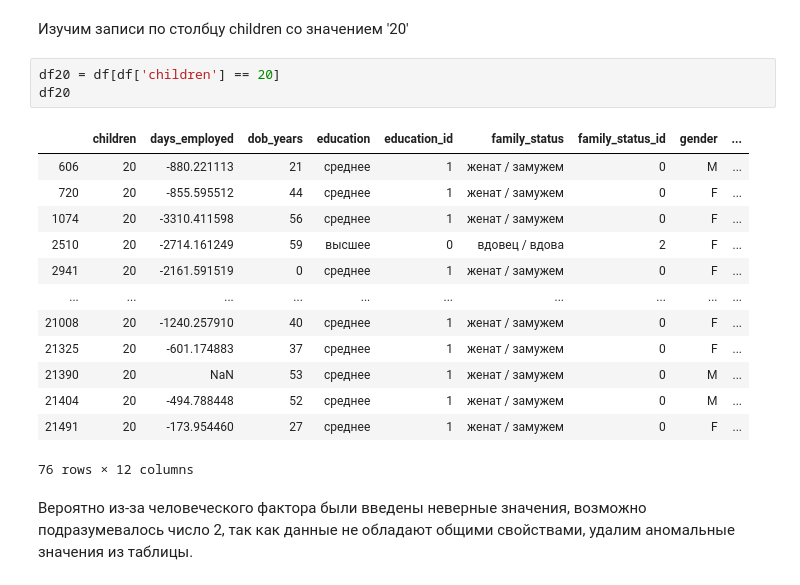
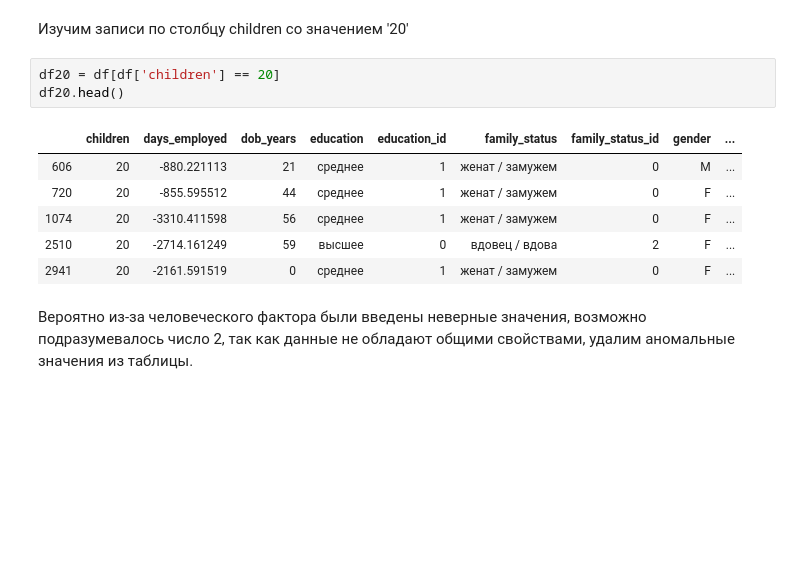
Before and after one commit to carrollstreet/Data-Analysis, a Jupyter notebook: banking_research/banking_research.ipynb, the cells around one changed output. Saved outputs shown, nothing was run; the diff lists cells and outputs as text; blank space fills up the shorter version.

```diff
--- a/banking_research/banking_research.ipynb
+++ b/banking_research/banking_research.ipynb
@@ -150,21 +138,14 @@ negative_value('total_income')
 Изучим записи по столбцу children со значением '20'
 # %%
 df20 = df[df['children'] == 20]
-df20
+df20.head()
 # %% [output]
 |  | children | days_employed | dob_years | education | education_id | family_status | family_status_id | gender | ... |
 | 606 | 20 | -880.221113 | 21 | среднее | 1 | женат / замужем | 0 | M | ... |
 | 720 | 20 | -855.595512 | 44 | среднее | 1 | женат / замужем | 0 | F | ... |
 | 1074 | 20 | -3310.411598 | 56 | среднее | 1 | женат / замужем | 0 | F | ... |
 | 2510 | 20 | -2714.161249 | 59 | высшее | 0 | вдовец / вдова | 2 | F | ... |
 | 2941 | 20 | -2161.591519 | 0 | среднее | 1 | женат / замужем | 0 | F | ... |
-| ... | ... | ... | ... | ... | ... | ... | ... | ... | ... |
-| 21008 | 20 | -1240.257910 | 40 | среднее | 1 | женат / замужем | 0 | F | ... |
-| 21325 | 20 | -601.174883 | 37 | среднее | 1 | женат / замужем | 0 | F | ... |
-| 21390 | 20 | NaN | 53 | среднее | 1 | женат / замужем | 0 | M | ... |
-| 21404 | 20 | -494.788448 | 52 | среднее | 1 | женат / замужем | 0 | M | ... |
-| 21491 | 20 | -173.954460 | 27 | среднее | 1 | женат / замужем | 0 | F | ... |
-76 rows × 12 columns
 # %% [markdown]
 Вероятно из-за человеческого фактора были введены неверные значения, возможно подразумевалось число 2, так как данные не обладают общими свойствами, удалим аномальные значения из таблицы.
 # %%
```
Also changed, not shown: parts of 8 cells of this notebook.
